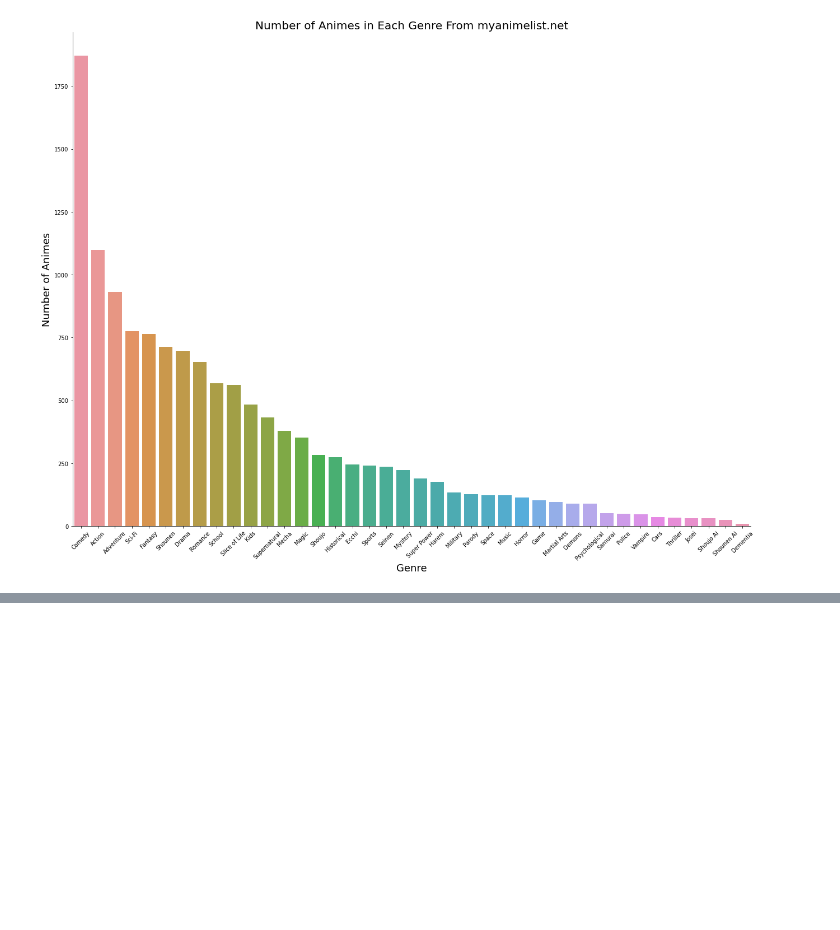
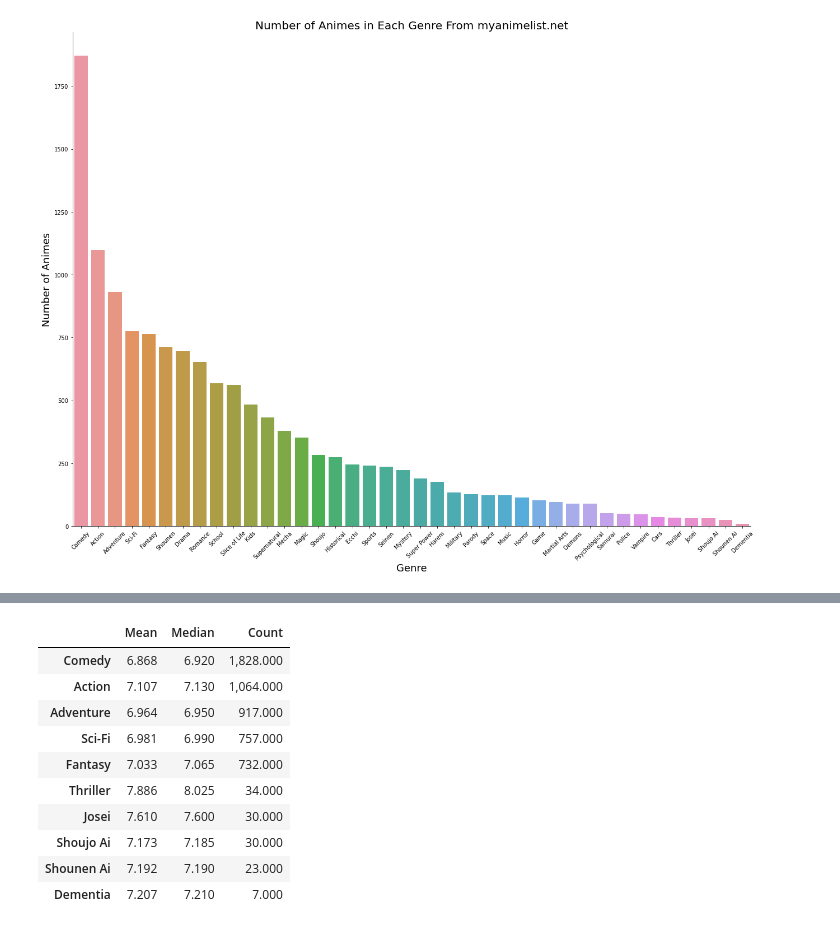
Before and after one commit to Zenoix/Anime-Recommendations, a Jupyter notebook: Exploratory Data Analysis.ipynb, the cells around one changed output, grey strips where cells are left out. Saved outputs shown, nothing was run; the diff lists cells and outputs as text; code cells hidden in the pictures; blank space fills up the shorter version.

```diff
--- a/Exploratory Data Analysis.ipynb
+++ b/Exploratory Data Analysis.ipynb
@@ -151,7 +151,9 @@ def find_mean_median_rating(df, string):
     output_df = df[df["genre"].str.contains(string, na=False) & ~np.isnan(df["rating"])]["rating"]
     return output_df.mean(), output_df.median(), output_df.count()
 
+dictionary = {}
+
 top_5_genres = ["Comedy", "Action", "Adventure", "Sci-Fi", "Fantasy"]
 for genre in top_5_genres:
     mean, median, count = find_mean_median_rating(anime_df, genre)
-    print(f"{genre}: Mean {mean:.3f}, Median {median:.3f}, Count {count}\n")
+    dictionary[genre] = [round(mean, 3), round(median,3), count]
@@ -169,4 +161,4 @@ Fantasy: Mean 7.033, Median 7.065, Count 732
 bottom_5_genres = ["Thriller", "Josei", "Shoujo Ai", "Shounen Ai", "Dementia"]
 for genre in bottom_5_genres:
     mean, median, count = find_mean_median_rating(anime_df, genre)
-    print(f"{genre}: Mean {mean:.3f}, Median {median:.3f}, Count {count}\n")
+    dictionary[genre] = [round(mean, 3), round(median,3), count]
@@ -182,0 +178,16 @@ Dementia: Mean 7.207, Median 7.210, Count 7
+# %%
+mmc_df = pd.DataFrame.from_dict(dictionary, orient="index", dtype="float", columns=["Mean", "Median", "Count"])
+# %%
+mmc_df
+# %% [output]
+|  | Mean | Median | Count |
+| Comedy | 6.868 | 6.920 | 1,828.000 |
+| Action | 7.107 | 7.130 | 1,064.000 |
+| Adventure | 6.964 | 6.950 | 917.000 |
+| Sci-Fi | 6.981 | 6.990 | 757.000 |
+| Fantasy | 7.033 | 7.065 | 732.000 |
+| Thriller | 7.886 | 8.025 | 34.000 |
+| Josei | 7.610 | 7.600 | 30.000 |
+| Shoujo Ai | 7.173 | 7.185 | 30.000 |
+| Shounen Ai | 7.192 | 7.190 | 23.000 |
+| Dementia | 7.207 | 7.210 | 7.000 |
```
Also changed, not shown: parts of 7 cells of this notebook.
